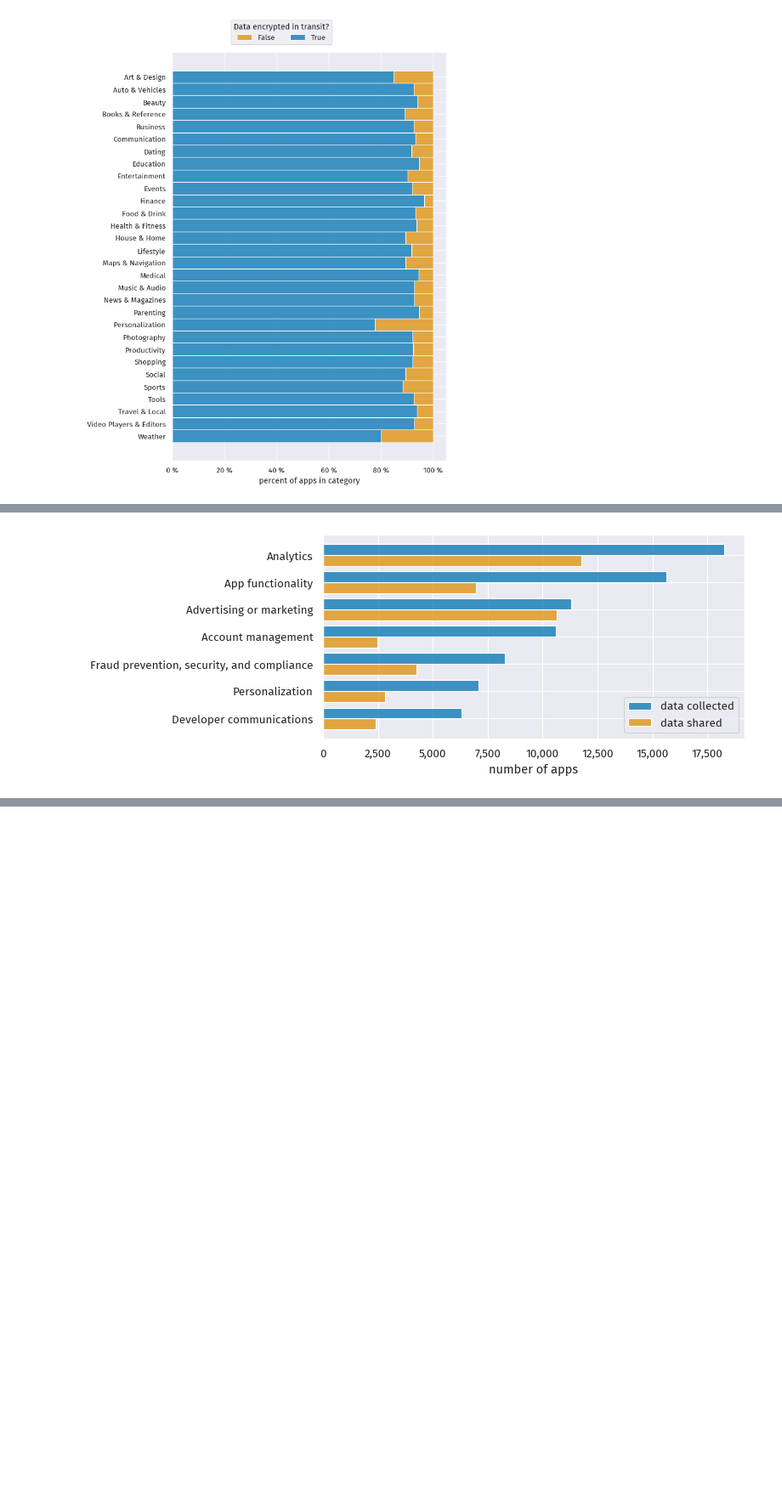
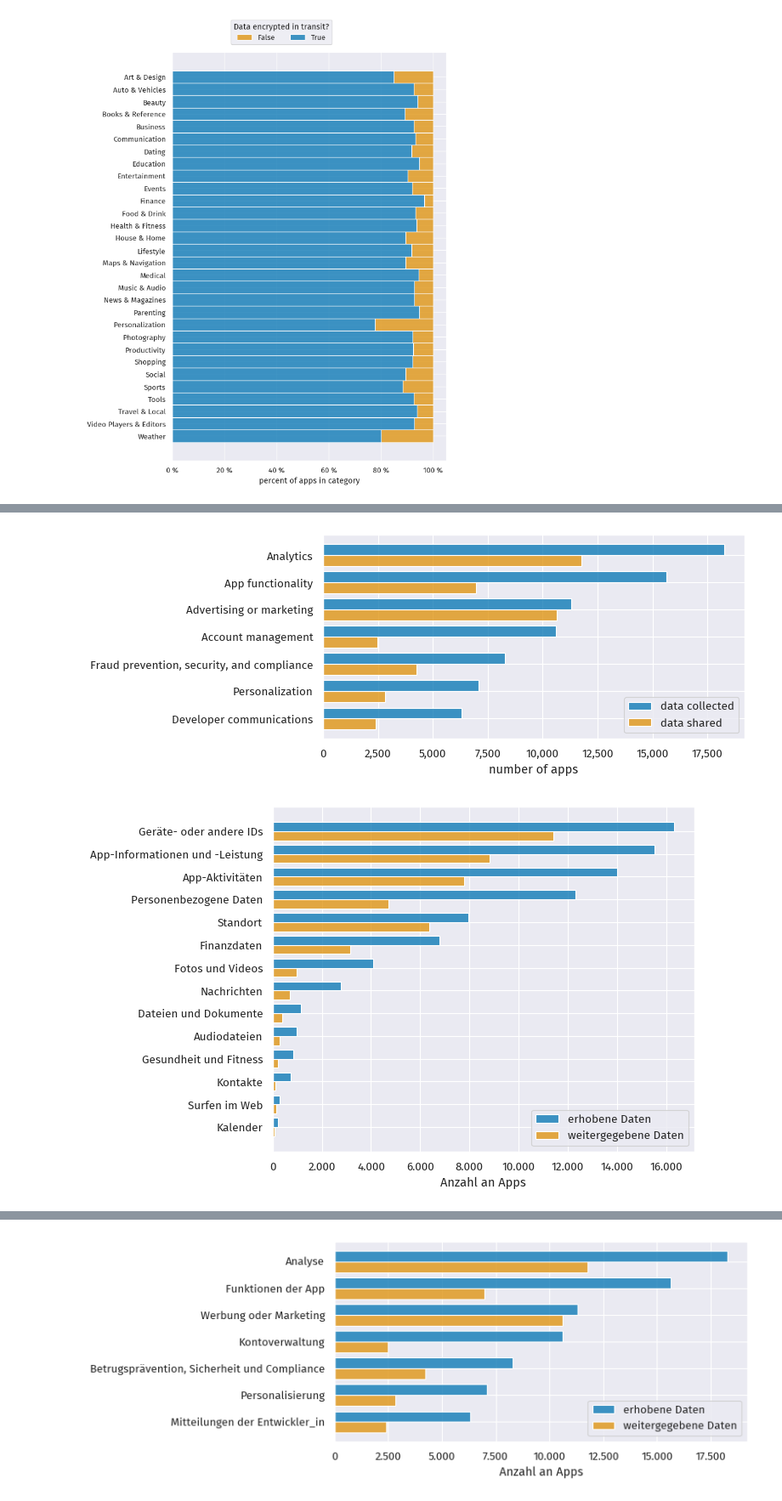
Before and after one commit to datenanfragen/android-data-safety-label-analysis, a Jupyter notebook: src/graphs.ipynb, the cells around one changed output, grey strips where cells are left out. Shown at 85% size. Drawn from its saved outputs; the diff is of its cells as text; code cells hidden in the pictures; blank space fills up the shorter version.

```diff
--- a/src/graphs.ipynb
+++ b/src/graphs.ipynb
@@ -131,31 +277,32 @@ for attribute in ['can_request_data_deletion', 'data_encrypted_in_transit']:
 [figure]
 [figure]
 # %%
-params = {
-    "category": {"height": 1.1, "title": "Apps collecting or sharing data from each category\naccording to their data safety label"},
-    "data_type": {"height": 3.1, "title": "Apps collecting or sharing each data type\naccording to their data safety label"},
-    "purpose": {"height": 0.65, "title": "Apps collecting or sharing data for each purpose\naccording to their data safety label"},
-}
+for language in ['en', 'de']:
+    params = {
+        "category": {"height": 1.1,},
+        "data_type": {"height": 3.1},
+        "purpose": {"height": 0.65},
+    }
 
-for attribute in ['category', 'data_type', 'purpose']:
-    csv = pd.read_csv(os.path.join(
-        data_dir, f'declared_{attribute}_counts.csv'), converters={"type": type_renamer}, on_bad_lines='error').sort_values(by=["count"], ascending=False)
+    for attribute in ['category', 'data_type', 'purpose']:
+        csv = pd.read_csv(os.path.join(
+            data_dir, f'declared_{attribute}_counts.csv'), converters={"type": lambda t: type_renamer(t, language), attribute: lambda s: translate(attribute, s, language)}, on_bad_lines='error').sort_values(by=["count"], ascending=False)
 
-    fig, ax = plt.subplots(figsize=[default_figsize_x, params[attribute]["height"]*default_figsize_y])
-    ax.get_xaxis().set_major_formatter(FuncFormatter(lambda x, p: format(int(x), ',')))
-    # https://www.pythoncharts.com/python/stacked-bar-charts/
-    sns.histplot(y=attribute, hue="type", hue_order=type_order, palette="colorblind",
-                 weights="count", multiple="dodge", shrink=0.8, data=csv, ax=ax)
+        fig, ax = plt.subplots(figsize=[default_figsize_x, params[attribute]["height"]*default_figsize_y])
+        # https://www.pythoncharts.com/python/stacked-bar-charts/
+        sns.histplot(y=attribute, hue="type", hue_order=type_order(language), palette="colorblind",
+                    weights="count", multiple="dodge", shrink=0.8, data=csv, ax=ax)
 
-    # ax.set_title(params[attribute]["title"])
-    ax.set_xlabel("number of apps")
-    ax.set_ylabel("")
+        ax.get_xaxis().set_major_formatter(thousands_separator_formatter(language))
+        ax.set_xlabel("number of apps" if language == 'en' else "Anzahl an Apps")
+        ax.set_ylabel("")
 
-    sns.move_legend(ax, "lower right", title="")
+        sns.move_legend(ax, "lower right", title="")
 
-    fig.savefig(os.path.join(graphs_dir, f'label_{attribute}_counts.svg'),
-                bbox_inches="tight", pad_inches=0, transparent=True)
+        fig.savefig(os.path.join(graphs_dir, filename(f'label_{attribute}_counts', language, 'svg')),
+                    bbox_inches="tight", pad_inches=0, transparent=True)
 # %% [output]
 [figure]
 [figure]
 [figure]
+[figure, added]
@@ -162 +310,2 @@ for attribute in ['category', 'data_type', 'purpose']:
+[figure, added]
 # %%
```
Also changed, not shown: parts of 4 cells of this notebook, 10 other files.
